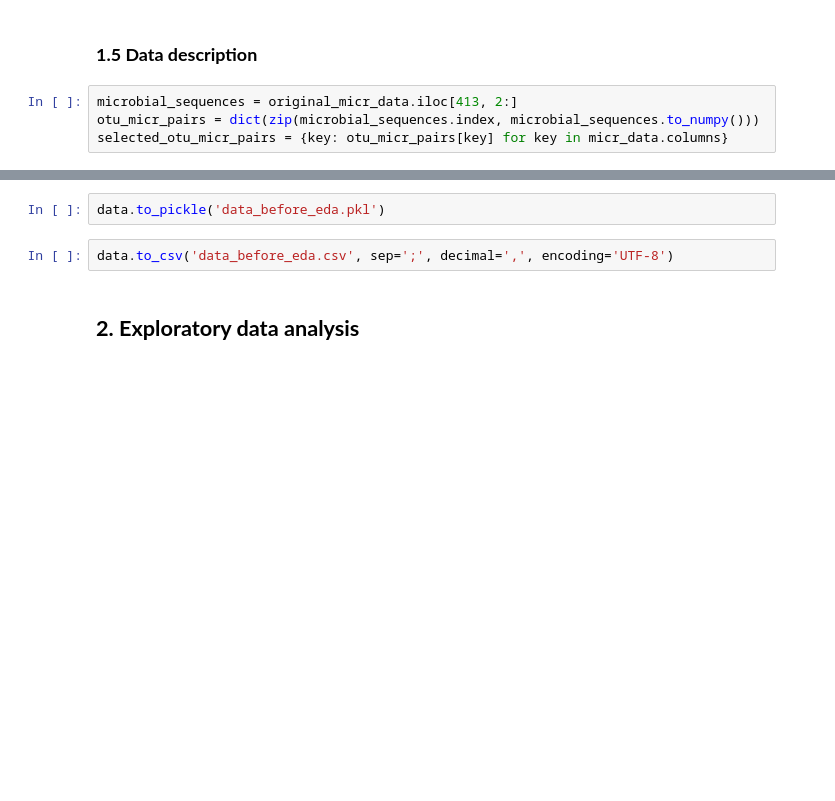
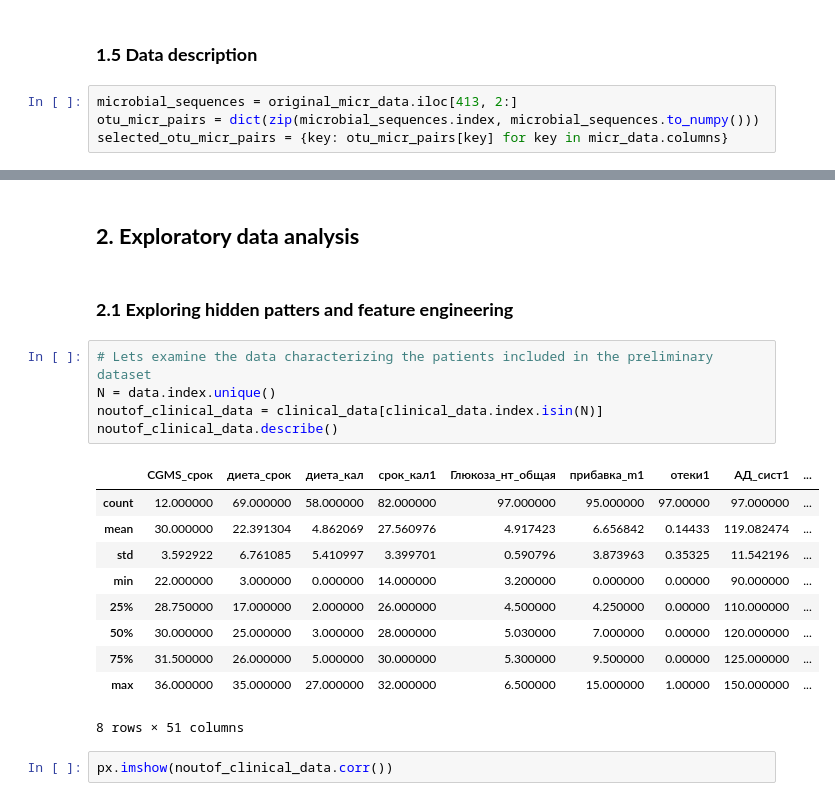
Before and after one commit to artemisak/MicrobesAndGlucouseAnalysis, a Jupyter notebook: data_gathering_and_preprocessing.ipynb, the cells around one changed output, grey strips where cells are left out. Saved outputs shown, nothing was run; the diff lists cells and outputs as text; blank space fills up the shorter version.

```diff
--- a/data_gathering_and_preprocessing.ipynb
+++ b/data_gathering_and_preprocessing.ipynb
@@ -210,6 +238,22 @@ with open('dataset_description.txt', 'w', encoding='UTF-8') as file:
-# %%
-data.to_pickle('data_before_eda.pkl')
-# %%
-data.to_csv('data_before_eda.csv', sep=';', decimal=',', encoding='UTF-8')
 # %% [markdown]
 <h2><b>2. Exploratory data analysis
+# %% [markdown]
+<h3><b>2.1 Exploring hidden patters and feature engineering
+# %%
+# Lets examine the data characterizing the patients included in the preliminary dataset
+N = data.index.unique()
+noutof_clinical_data = clinical_data[clinical_data.index.isin(N)]
+noutof_clinical_data.describe()
+# %% [output]
+|  | CGMS_срок | диета_срок | диета_кал | срок_кал1 | Глюкоза_нт_общая | прибавка_m1 | отеки1 | АД_сист1 | ... |
+| count | 12.000000 | 69.000000 | 58.000000 | 82.000000 | 97.000000 | 95.000000 | 97.00000 | 97.000000 | ... |
+| mean | 30.000000 | 22.391304 | 4.862069 | 27.560976 | 4.917423 | 6.656842 | 0.14433 | 119.082474 | ... |
+| std | 3.592922 | 6.761085 | 5.410997 | 3.399701 | 0.590796 | 3.873963 | 0.35325 | 11.542196 | ... |
+| min | 22.000000 | 3.000000 | 0.000000 | 14.000000 | 3.200000 | 0.000000 | 0.00000 | 90.000000 | ... |
+| 25% | 28.750000 | 17.000000 | 2.000000 | 26.000000 | 4.500000 | 4.250000 | 0.00000 | 110.000000 | ... |
+| 50% | 30.000000 | 25.000000 | 3.000000 | 28.000000 | 5.030000 | 7.000000 | 0.00000 | 120.000000 | ... |
+| 75% | 31.500000 | 26.000000 | 5.000000 | 30.000000 | 5.300000 | 9.500000 | 0.00000 | 125.000000 | ... |
+| max | 36.000000 | 35.000000 | 27.000000 | 32.000000 | 6.500000 | 15.000000 | 1.00000 | 150.000000 | ... |
+8 rows × 51 columns
+# %%
+px.imshow(noutof_clinical_data.corr())
```
Also changed, not shown: parts of 53 cells of this notebook, 10 other files.
